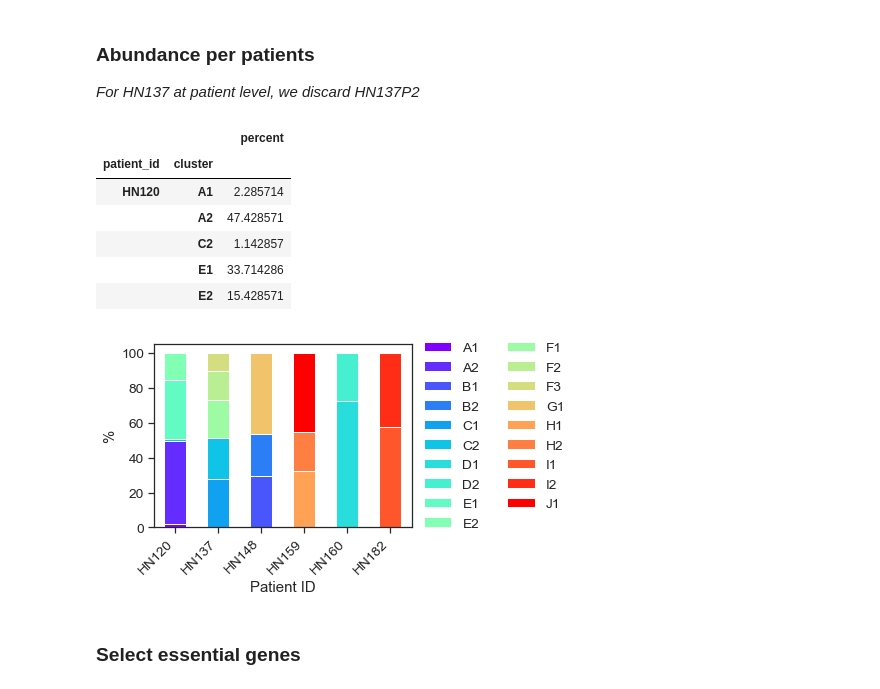
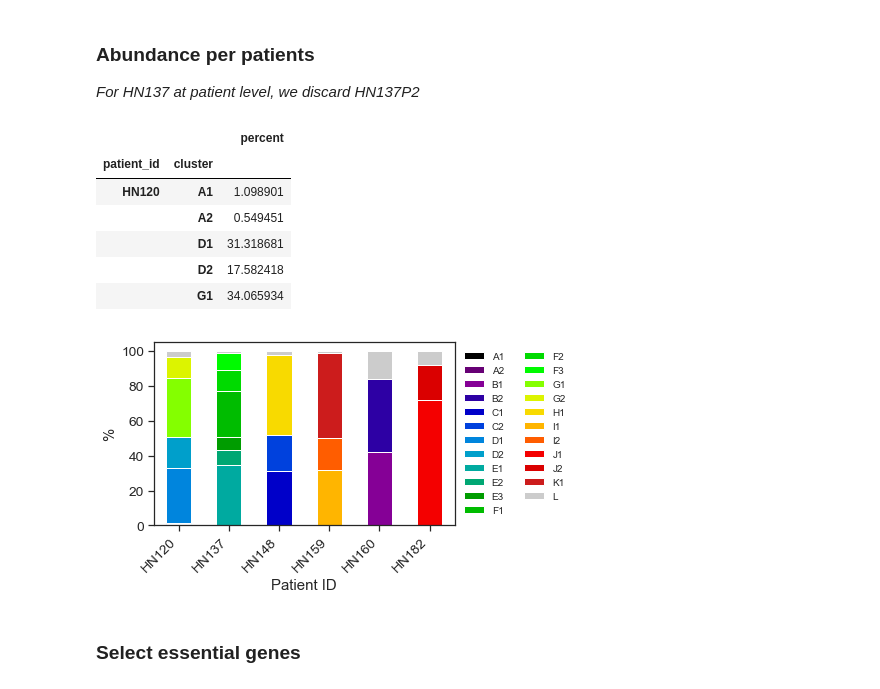
Before and after one commit to CSB5/CaDRReS-Sc, a Jupyter notebook: script/B01_single_cell_cluster_info_and_exp.ipynb, the cells around one changed output. Drawn from its saved outputs; the diff is of its cells as text; code cells hidden in the pictures.

```diff
--- a/script/B01_single_cell_cluster_info_and_exp.ipynb
+++ b/script/B01_single_cell_cluster_info_and_exp.ipynb
@@ -1,17 +0,0 @@
-# %%
-import pandas as pd
-import numpy as np
-
-import matplotlib.pyplot as plt
-import seaborn as sns
-from scipy import stats
-from collections import Counter
-
-sns.set_style('ticks')
-
-%matplotlib inline
-import warnings, glob, os
-warnings.filterwarnings('ignore')
-import matplotlib as mpl
-mpl.rcParams['figure.dpi']= 300
-mpl.rc("savefig", dpi=300)
@@ -18,7 +18,7 @@ mpl.rc("savefig", dpi=300)
 # %% [markdown]
 ### Read cell info and TMM
 # %%
-cell_df = pd.read_csv('../preprocessed_data/HN_patient_specific/cell_info_cluster.csv', index_col=0)
+cell_df = pd.read_csv('../preprocessed_data/scRNAseq/AS_et_al_cluster.csv', index_col=0)
 print (cell_df.shape)
 cell_df.head()
 # %% [output]
@@ -160,9 +160,9 @@ percent_cl_cluster_df.to_excel('../preprocessed_data/HN_patient_specific/percent
 
 *For HN137 at patient level, we discard HN137P2*
 # %%
-cnt_per_patient_df = cell_df[cell_df['cell_line_id']!='HN137P2'][['patient_id']].reset_index().groupby('patient_id').count()
+cnt_per_patient_df = cell_df[cell_df['sample_id']!='HN137P2'][['patient_id']].reset_index().groupby('patient_id').count()
 # %%
-cnt_per_patient_cluster_df = cell_df[cell_df['cell_line_id']!='HN137P2'][['patient_id', 'cluster']].reset_index().groupby(['patient_id', 'cluster']).count()
+cnt_per_patient_cluster_df = cell_df[cell_df['sample_id']!='HN137P2'][['patient_id', 'cluster']].reset_index().groupby(['patient_id', 'cluster']).count()
 # %%
 # (cnt_per_cl_cluster_df / cnt_per_cl_df).reset_index().groupby('cell_line_id').sum()
 percent_patient_cluster_df = (cnt_per_patient_cluster_df / cnt_per_patient_df) * 100
@@ -171,30 +171,30 @@ percent_patient_cluster_df.head()
 # %% [output]
 |  |  | percent |
 | patient_id | cluster |  |
-| HN120 | A1 | 2.285714 |
-|  | A2 | 47.428571 |
-|  | C2 | 1.142857 |
-|  | E1 | 33.714286 |
-|  | E2 | 15.428571 |
+| HN120 | A1 | 1.098901 |
+|  | A2 | 0.549451 |
+|  | D1 | 31.318681 |
+|  | D2 | 17.582418 |
+|  | G1 | 34.065934 |
 # %%
 percent_patient_cluster_df.to_excel('../preprocessed_data/HN_patient_specific/percent_patient_cluster.xlsx')
 # %%
 sns.set(font_scale=1.25, style='ticks')
 fig, ax = plt.subplots(figsize=(6, 4))
-percent_patient_cluster_df.reset_index().pivot_table(index='patient_id', columns='cluster', values='percent').fillna(0).plot(kind='bar', cmap='rainbow', stacked=True, ax=ax)
+percent_patient_cluster_df.reset_index().pivot_table(index='patient_id', columns='cluster', values='percent').fillna(0).plot(kind='bar', cmap='nipy_spectral', stacked=True, ax=ax)
 
 # Shrink current axis by 20%
 box = ax.get_position()
 ax.set_position([box.x0, box.y0, box.width * 0.8, box.height])
 # Put a legend to the right of the current axis
-ax.legend(loc='center left', bbox_to_anchor=(1, 0.5), ncol=2, framealpha=0)
+ax.legend(loc='center left', bbox_to_anchor=(1, 0.5), ncol=2, framealpha=0, prop={'size': 10})
 ax.set_xticklabels(ax.get_xticklabels(), rotation=45, horizontalalignment='right')
 ax.set_ylabel('%')
 ax.set_xlabel('Patient ID')
 
 plt.tight_layout()
 # %% [output]
-[figure, old version]
+[figure, new version]
 # %% [markdown]
 ### Select essential genes
 # %%
```
Also changed, not shown: parts of 53 cells of this notebook, 4 other files.
